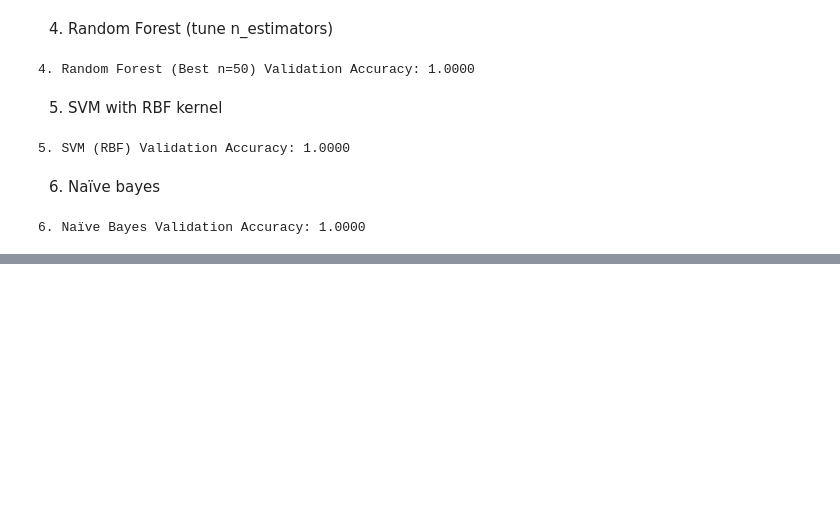
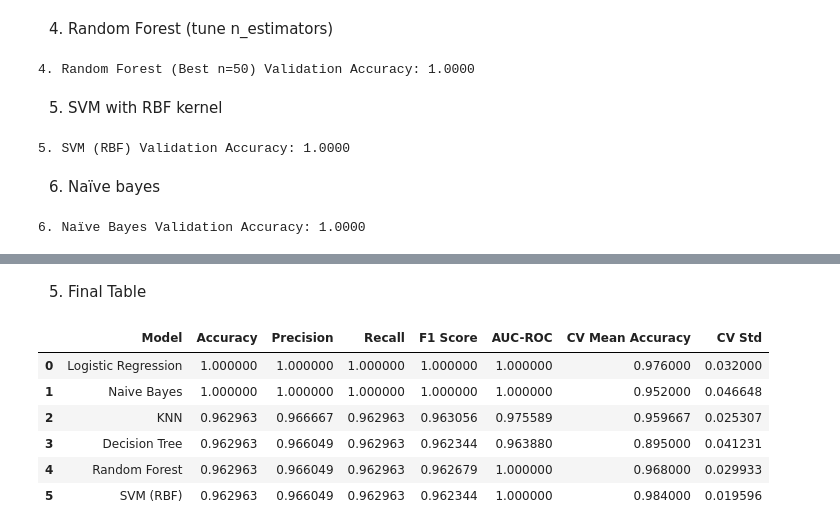
Before and after one commit to KeziahParpa/ICT120---Midterm-Group-Activity, a Jupyter notebook: Wine_Quality_Analysis.ipynb, the cells around one changed output, grey strips where cells are left out. Saved outputs shown, nothing was run; the diff lists cells and outputs as text; code cells hidden in the pictures; blank space fills up the shorter version.

```diff
--- a/Wine_Quality_Analysis.ipynb
+++ b/Wine_Quality_Analysis.ipynb
@@ -259,0 +301,5 @@ PART D - Analysis & Reflection
+# %%
+results_df = pd.DataFrame(results)
+results_df = results_df.sort_values(by='Accuracy', ascending=False)
+
+display(results_df)
@@ -259,0 +345,25 @@ PART D - Analysis & Reflection
+# %%
+from sklearn.model_selection import cross_val_score, StratifiedKFold
+
+cv_results = []
+cv = StratifiedKFold(n_splits=5, shuffle=True, random_state=42)
+
+for name, model in models.items():
+
+    try:
+        scores = cross_val_score(model, X_train, y_train, cv=cv, scoring='accuracy')
+
+        cv_results.append({
+            'Model': name,
+            'CV Mean Accuracy': scores.mean(),
+            'CV Std': scores.std()
+        })
+    except:
+        cv_results.append({
+            'Model': name,
+            'CV Mean Accuracy': None,
+            'CV Std': None
+        })
+
+cv_df = pd.DataFrame(cv_results)
+display(cv_df)
@@ -259,0 +378,13 @@ PART D - Analysis & Reflection
+# %% [markdown]
+5. Final Table
+# %%
+final_df = pd.merge(results_df, cv_df, on='Model')
+display(final_df)
+# %% [output]
+|  | Model | Accuracy | Precision | Recall | F1 Score | AUC-ROC | CV Mean Accuracy | CV Std |
+| 0 | Logistic Regression | 1.000000 | 1.000000 | 1.000000 | 1.000000 | 1.000000 | 0.976000 | 0.032000 |
+| 1 | Naive Bayes | 1.000000 | 1.000000 | 1.000000 | 1.000000 | 1.000000 | 0.952000 | 0.046648 |
+| 2 | KNN | 0.962963 | 0.966667 | 0.962963 | 0.963056 | 0.975589 | 0.959667 | 0.025307 |
+| 3 | Decision Tree | 0.962963 | 0.966049 | 0.962963 | 0.962344 | 0.963880 | 0.895000 | 0.041231 |
+| 4 | Random Forest | 0.962963 | 0.966049 | 0.962963 | 0.962679 | 1.000000 | 0.968000 | 0.029933 |
+| 5 | SVM (RBF) | 0.962963 | 0.966049 | 0.962963 | 0.962344 | 1.000000 | 0.984000 | 0.019596 |
```
Also changed, not shown: parts of 11 cells of this notebook.
